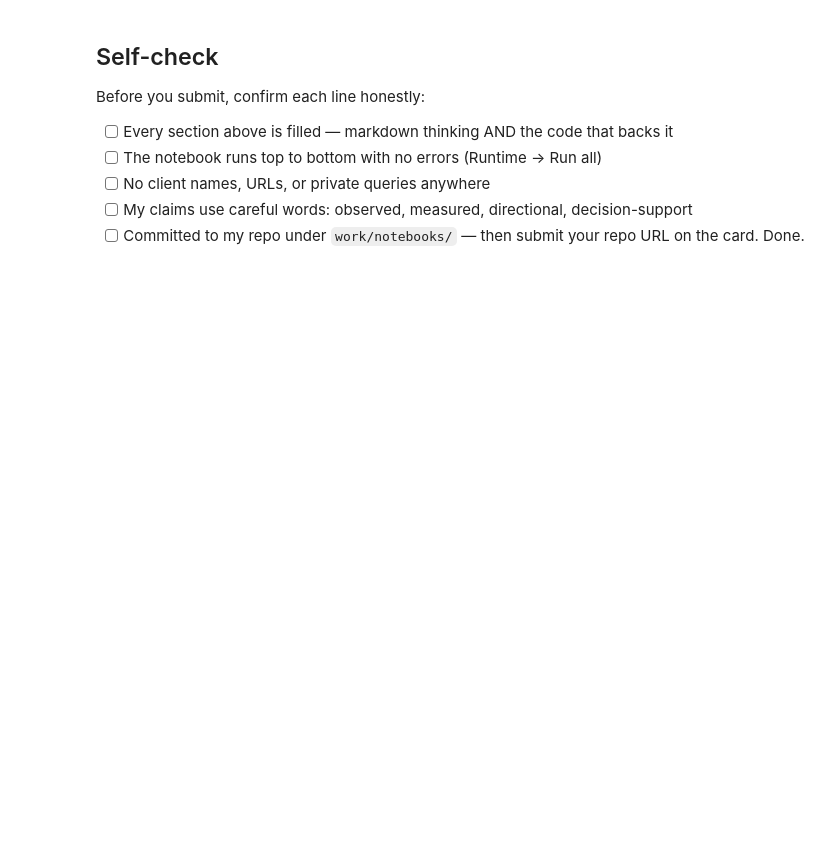
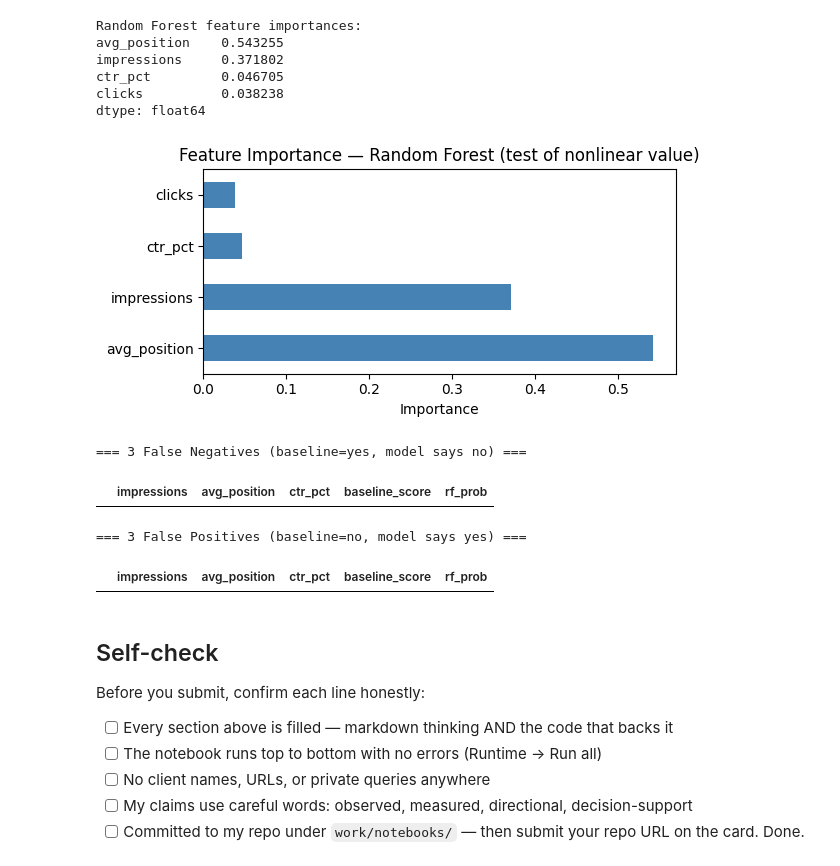
Before and after one commit to faheem-danish/internship-starter-1, a Jupyter notebook: work/notebooks/w05_model.ipynb, the cells around one changed output. Saved outputs shown, nothing was run; the diff lists cells and outputs as text; code cells hidden in the pictures; blank space fills up the shorter version.

Commit message:
Complete W05 honest model training

```diff
--- a/work/notebooks/w05_model.ipynb
+++ b/work/notebooks/w05_model.ipynb
@@ -12,0 +41,10 @@ This skeleton is yours to fill. Work the sections **in order** — each one has
+# %%
+march_df = pd.read_parquet(march_file)
+
+print("Shape:", march_df.shape)
+print(
+    "Date range:",
+    march_df["report_date"].min(),
+    "to",
+    march_df["report_date"].max()
+)
@@ -37,3 +313,58 @@ This skeleton is yours to fill. Work the sections **in order** — each one has
+# %%
+# This cell is for CODE (numbers, a query, a check).
+# Write your text answer in the cell ABOVE this one — typing sentences here breaks Run All.
+# ------------------------------------------------------------------
+# What does the model lean on?
+# ------------------------------------------------------------------
+importances = pd.Series(
+    rf_model.feature_importances_,
+    index=feature_cols
+).sort_values(ascending=False)
+
+print("Random Forest feature importances:")
+print(importances)
+
+plt.figure(figsize=(6, 3))
+importances.plot(kind="barh", color="steelblue")
+plt.title("Feature Importance — Random Forest (test of nonlinear value)")
+plt.xlabel("Importance")
+plt.tight_layout()
+plt.show()
+
+# ------------------------------------------------------------------
+# Concrete error cases
+# ------------------------------------------------------------------
+test_eval = model_df.iloc[test_idx].copy()
+test_eval["logistic_prob"] = logistic_prob
+test_eval["rf_prob"] = rf_prob
+
+# False negatives: baseline says eligible, model strongly disagrees
+false_neg = test_eval[
+    (test_eval["eligible"] == 1) & (test_eval["rf_prob"] < 0.2)
+].nsmallest(3, "rf_prob")
+
+# False positives: baseline says no, model strongly agrees
+false_pos = test_eval[
+    (test_eval["eligible"] == 0) & (test_eval["rf_prob"] > 0.8)
+].nlargest(3, "rf_prob")
+
+print("\n=== 3 False Negatives (baseline=yes, model says no) ===")
+display(false_neg[["impressions", "avg_position", "ctr_pct", "baseline_score", "rf_prob"]])
+
+print("\n=== 3 False Positives (baseline=no, model says yes) ===")
+display(false_pos[["impressions", "avg_position", "ctr_pct", "baseline_score", "rf_prob"]])
+# %% [output]
+Random Forest feature importances:
+avg_position    0.543255
+impressions     0.371802
+ctr_pct         0.046705
+clicks          0.038238
+dtype: float64
+[figure, added]
+=== 3 False Negatives (baseline=yes, model says no) ===
+|  | impressions | avg_position | ctr_pct | baseline_score | rf_prob |
+=== 3 False Positives (baseline=no, model says yes) ===
+|  | impressions | avg_position | ctr_pct | baseline_score | rf_prob |
 # %% [markdown]
 ## Self-check
 
```
Also changed, not shown: parts of 17 cells of this notebook.
